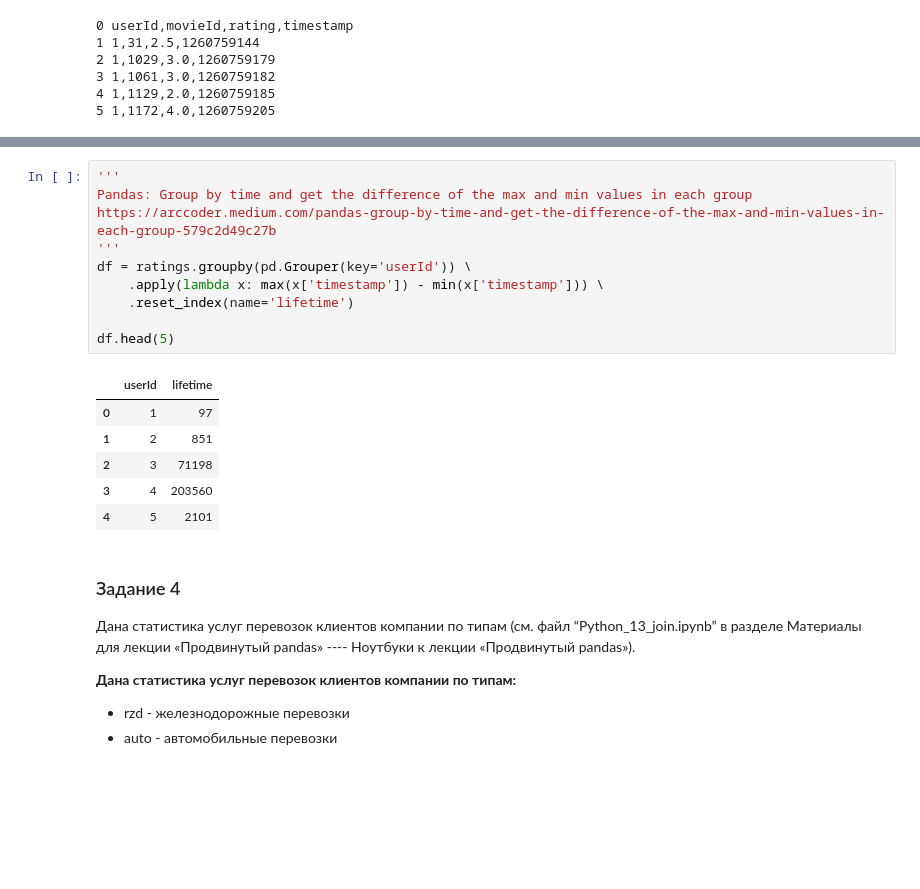
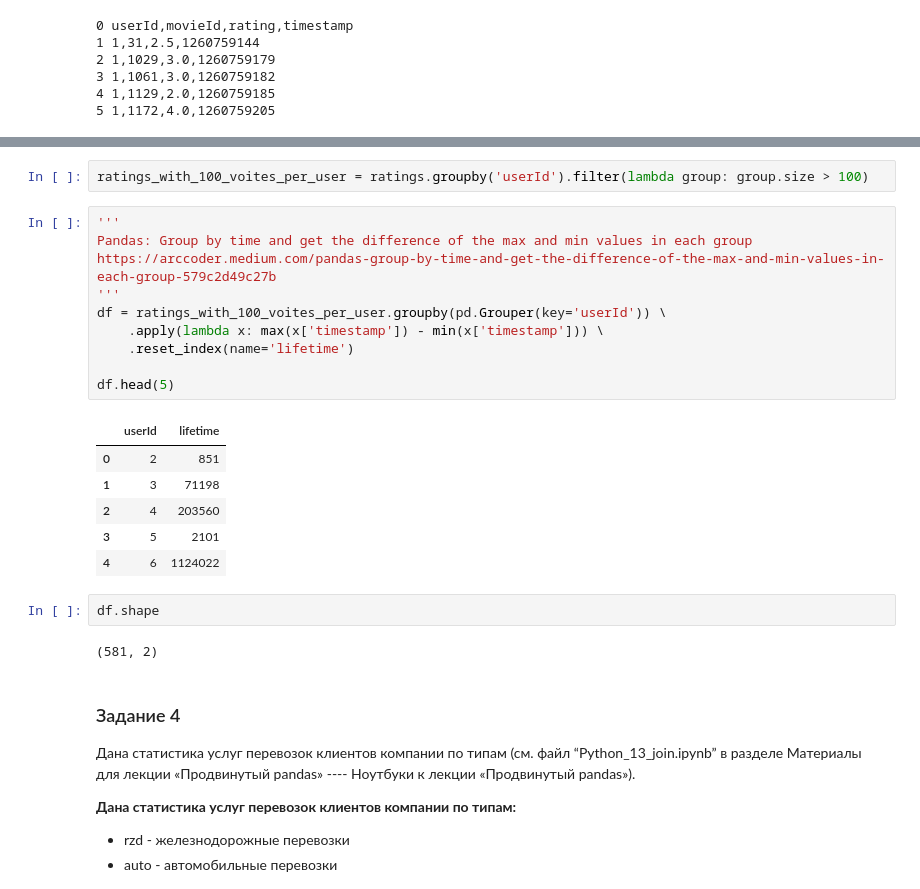
Before and after one commit to rinat/python-data-analysis, a Jupyter notebook: pandas-advanced/pandas-advanced-task.ipynb, the cells around one changed output, grey strips where cells are left out. Drawn from its saved outputs; the diff is of its cells as text; blank space fills up the shorter version.

```diff
--- a/pandas-advanced/pandas-advanced-task.ipynb
+++ b/pandas-advanced/pandas-advanced-task.ipynb
@@ -124,20 +146,26 @@ ratings.sample(5)
+# %%
+ratings_with_100_voites_per_user = ratings.groupby('userId').filter(lambda group: group.size > 100)
 # %%
 '''
 Pandas: Group by time and get the difference of the max and min values in each group
 https://arccoder.medium.com/pandas-group-by-time-and-get-the-difference-of-the-max-and-min-values-in-each-group-579c2d49c27b
 '''
-df = ratings.groupby(pd.Grouper(key='userId')) \
+df = ratings_with_100_voites_per_user.groupby(pd.Grouper(key='userId')) \
     .apply(lambda x: max(x['timestamp']) - min(x['timestamp'])) \
     .reset_index(name='lifetime')
 
 df.head(5)
 # %% [output]
 |  | userId | lifetime |
-| 0 | 1 | 97 |
-| 1 | 2 | 851 |
-| 2 | 3 | 71198 |
-| 3 | 4 | 203560 |
-| 4 | 5 | 2101 |
+| 0 | 2 | 851 |
+| 1 | 3 | 71198 |
+| 2 | 4 | 203560 |
+| 3 | 5 | 2101 |
+| 4 | 6 | 1124022 |
+# %%
+df.shape
+# %% [output]
+(581, 2)
 # %% [markdown]
 ### Задание 4
 
```
Also changed, not shown: parts of 3 cells of this notebook.
